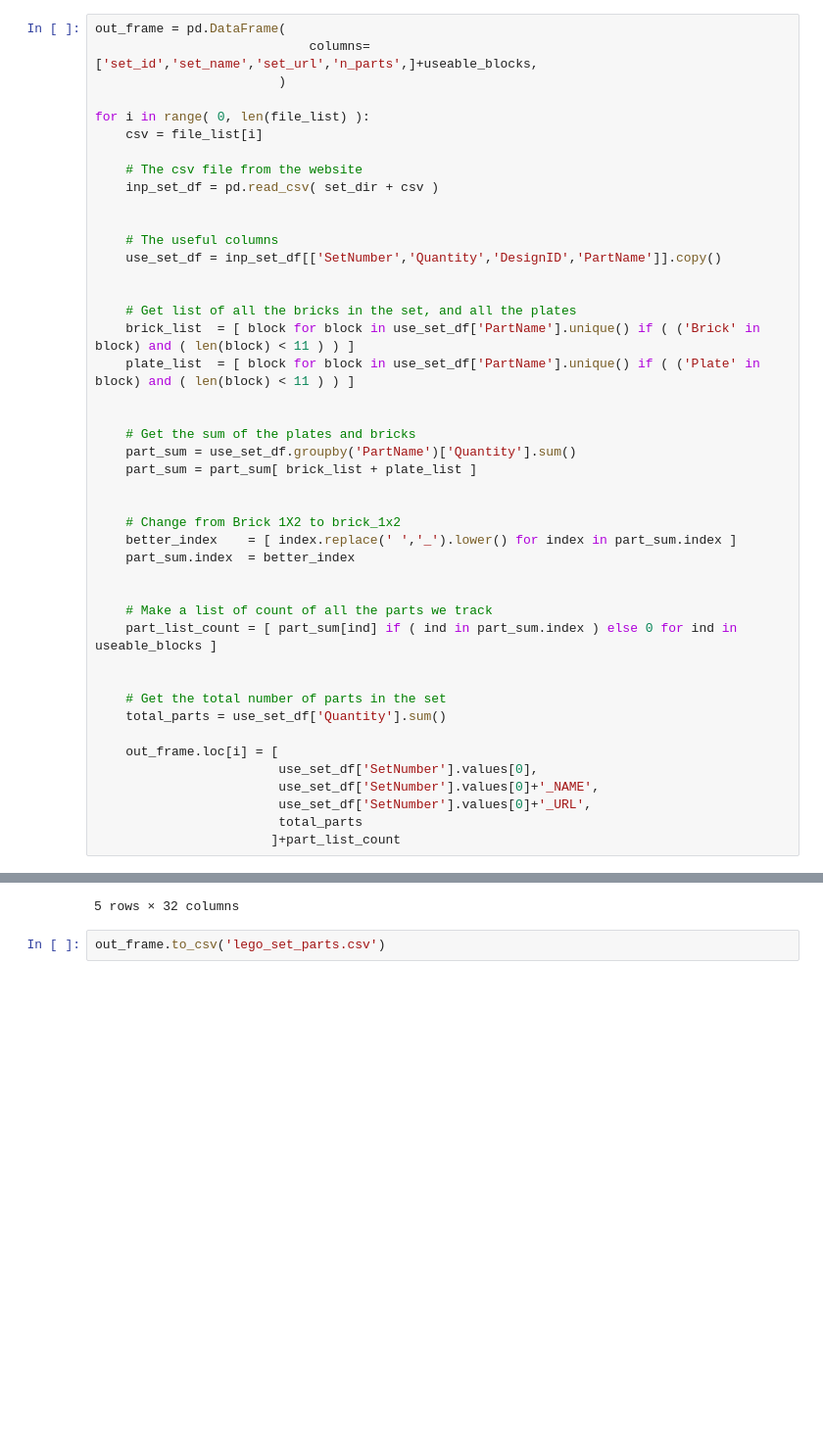
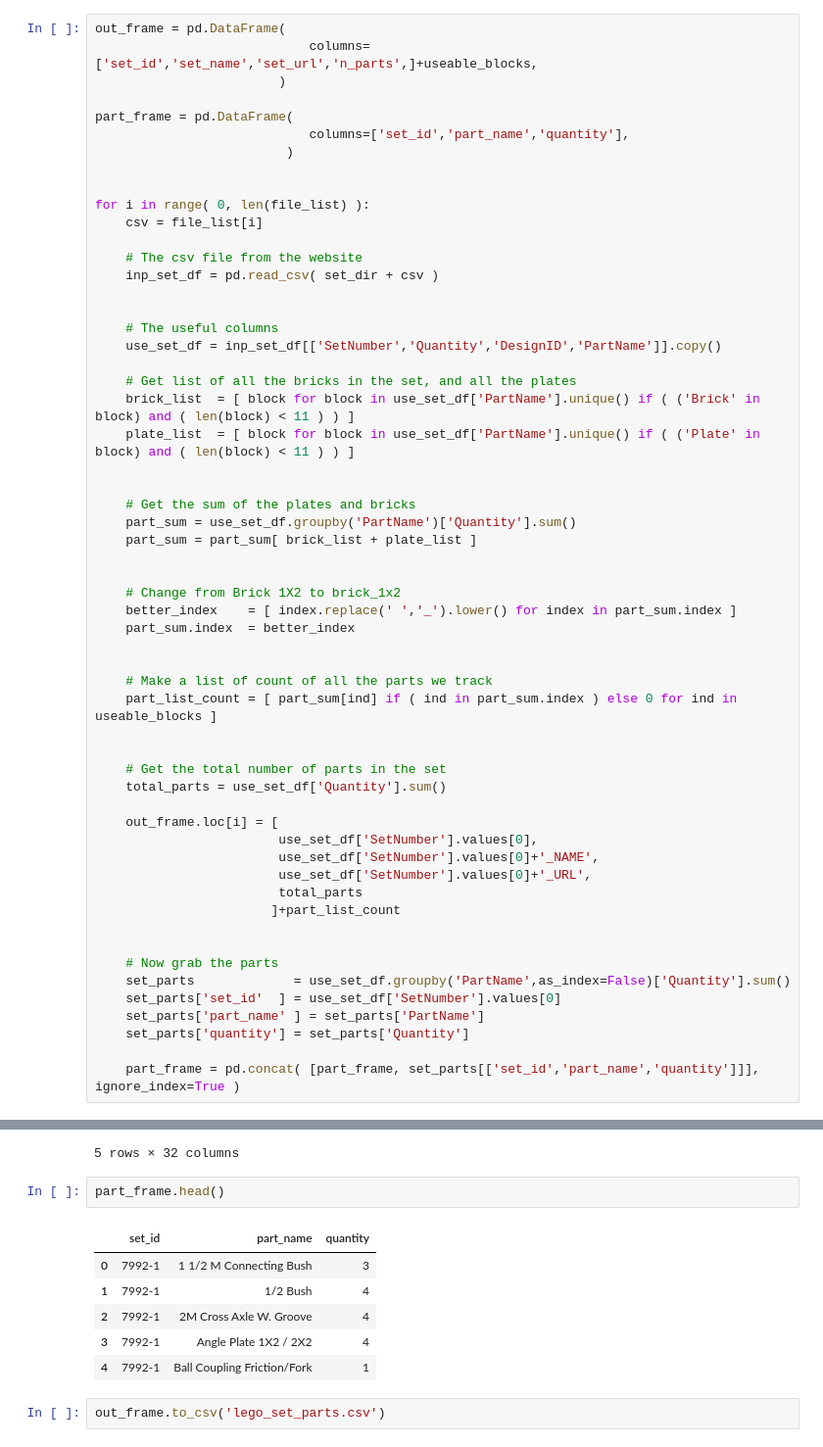
Before and after one commit to markertsean/lego_recognition, a Jupyter notebook: scraping/create_useful_csv.ipynb, the cells around one changed output, grey strips where cells are left out. Shown: that part at 98% size. Cells and saved outputs as stored; diff of their text form; blank space fills up the shorter version.

```diff
--- a/scraping/create_useful_csv.ipynb
+++ b/scraping/create_useful_csv.ipynb
@@ -70,6 +70,11 @@ file_list = os.listdir( set_dir )
 out_frame = pd.DataFrame(
                             columns=['set_id','set_name','set_url','n_parts',]+useable_blocks,
                         )
+
+part_frame = pd.DataFrame(
+                            columns=['set_id','part_name','quantity'],
+                         )
+
 
 for i in range( 0, len(file_list) ):
     csv = file_list[i]
@@ -80,7 +85,6 @@ for i in range( 0, len(file_list) ):
 
     # The useful columns
     use_set_df = inp_set_df[['SetNumber','Quantity','DesignID','PartName']].copy()
-
 
     # Get list of all the bricks in the set, and all the plates
     brick_list  = [ block for block in use_set_df['PartName'].unique() if ( ('Brick' in block) and ( len(block) < 11 ) ) ]
@@ -110,3 +114,12 @@ for i in range( 0, len(file_list) ):
                         use_set_df['SetNumber'].values[0]+'_URL',
                         total_parts
                        ]+part_list_count
+
+
+    # Now grab the parts
+    set_parts             = use_set_df.groupby('PartName',as_index=False)['Quantity'].sum()
+    set_parts['set_id'  ] = use_set_df['SetNumber'].values[0]
+    set_parts['part_name' ] = set_parts['PartName']
+    set_parts['quantity'] = set_parts['Quantity']
+
+    part_frame = pd.concat( [part_frame, set_parts[['set_id','part_name','quantity']]], ignore_index=True )
@@ -122,5 +133,14 @@ out_frame.head()
 | 3 | 6454-1 | 103 | 0 | 6 | 0 | 0 | 2 | 0 | 0 | ... |
 | 4 | 7623-1 | 553 | 15 | 26 | 0 | 5 | 0 | 4 | 5 | ... |
 5 rows × 32 columns
+# %%
+part_frame.head()
+# %% [output]
+|  | set_id | part_name | quantity |
+| 0 | 7992-1 | 1 1/2 M Connecting Bush | 3 |
+| 1 | 7992-1 | 1/2 Bush | 4 |
+| 2 | 7992-1 | 2M Cross Axle W. Groove | 4 |
+| 3 | 7992-1 | Angle Plate 1X2 / 2X2 | 4 |
+| 4 | 7992-1 | Ball Coupling Friction/Fork | 1 |
 # %%
 out_frame.to_csv('lego_set_parts.csv')
```
Also changed, not shown: parts of 2 cells of this notebook, 6 other files.
